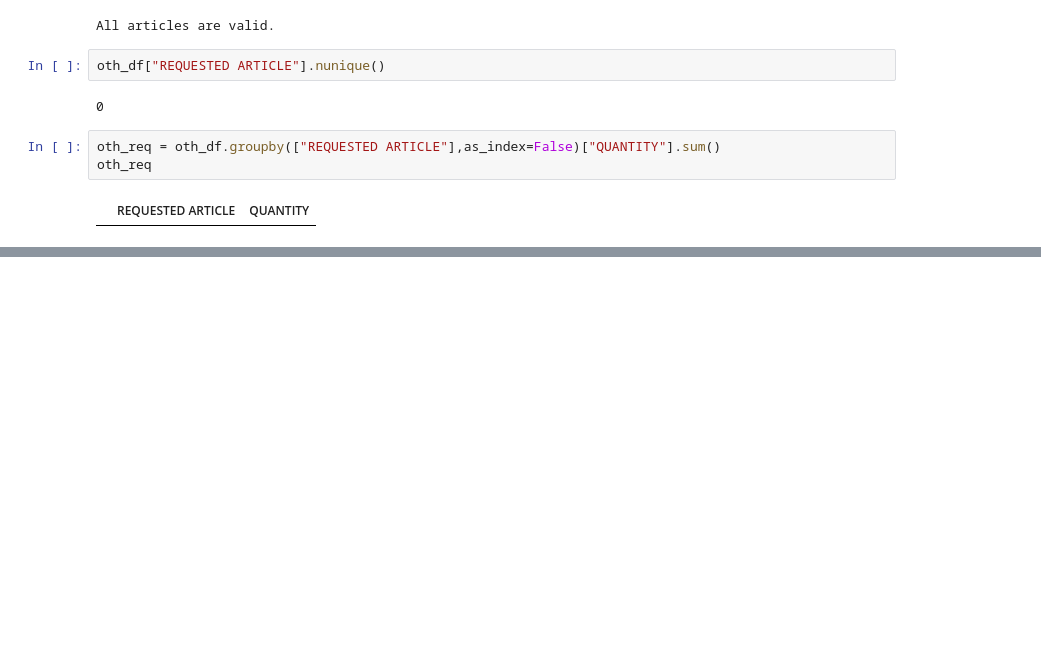
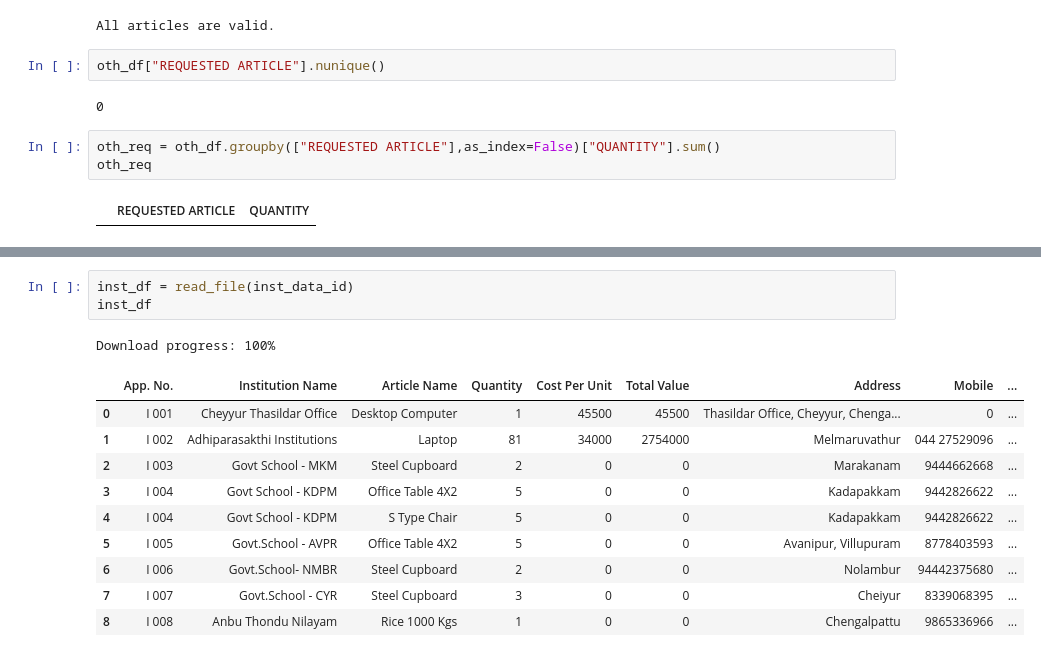
Before and after one commit to ash-sha/MNP25, a Jupyter notebook: codes/frontend.ipynb, the cells around one changed output, grey strips where cells are left out. Saved outputs shown, nothing was run; the diff lists cells and outputs as text; blank space fills up the shorter version.

```diff
--- a/codes/frontend.ipynb
+++ b/codes/frontend.ipynb
@@ -342,0 +417,15 @@ np.int64(13232)
+# %%
+inst_df = read_file(inst_data_id)
+inst_df
+# %% [output]
+Download progress: 100%
+|  | App. No. | Institution Name | Article Name | Quantity | Cost Per Unit | Total Value | Address | Mobile | ... |
+| 0 | I 001 | Cheyyur Thasildar Office | Desktop Computer | 1 | 45500 | 45500 | Thasildar Office, Cheyyur, Chenga... | 0 | ... |
+| 1 | I 002 | Adhiparasakthi Institutions | Laptop | 81 | 34000 | 2754000 | Melmaruvathur | 044 27529096 | ... |
+| 2 | I 003 | Govt School - MKM | Steel Cupboard | 2 | 0 | 0 | Marakanam | 9444662668 | ... |
+| 3 | I 004 | Govt School - KDPM | Office Table 4X2 | 5 | 0 | 0 | Kadapakkam | 9442826622 | ... |
+| 4 | I 004 | Govt School - KDPM | S Type Chair | 5 | 0 | 0 | Kadapakkam | 9442826622 | ... |
+| 5 | I 005 | Govt.School - AVPR | Office Table 4X2 | 5 | 0 | 0 | Avanipur, Villupuram | 8778403593 | ... |
+| 6 | I 006 | Govt.School- NMBR | Steel Cupboard | 2 | 0 | 0 | Nolambur | 94442375680 | ... |
+| 7 | I 007 | Govt.School - CYR | Steel Cupboard | 3 | 0 | 0 | Cheiyur | 8339068395 | ... |
+| 8 | I 008 | Anbu Thondu Nilayam | Rice 1000 Kgs | 1 | 0 | 0 | Chengalpattu | 9865336966 | ... |
```
Also changed, not shown: parts of 20 cells of this notebook, 2 other files.
